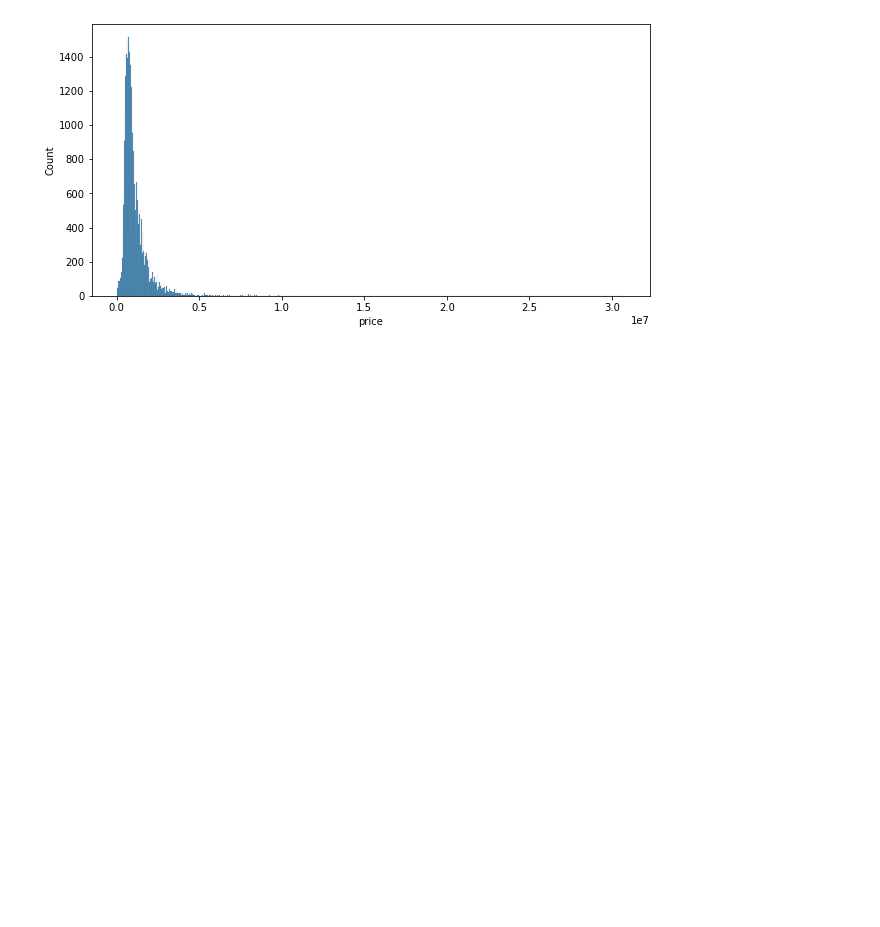
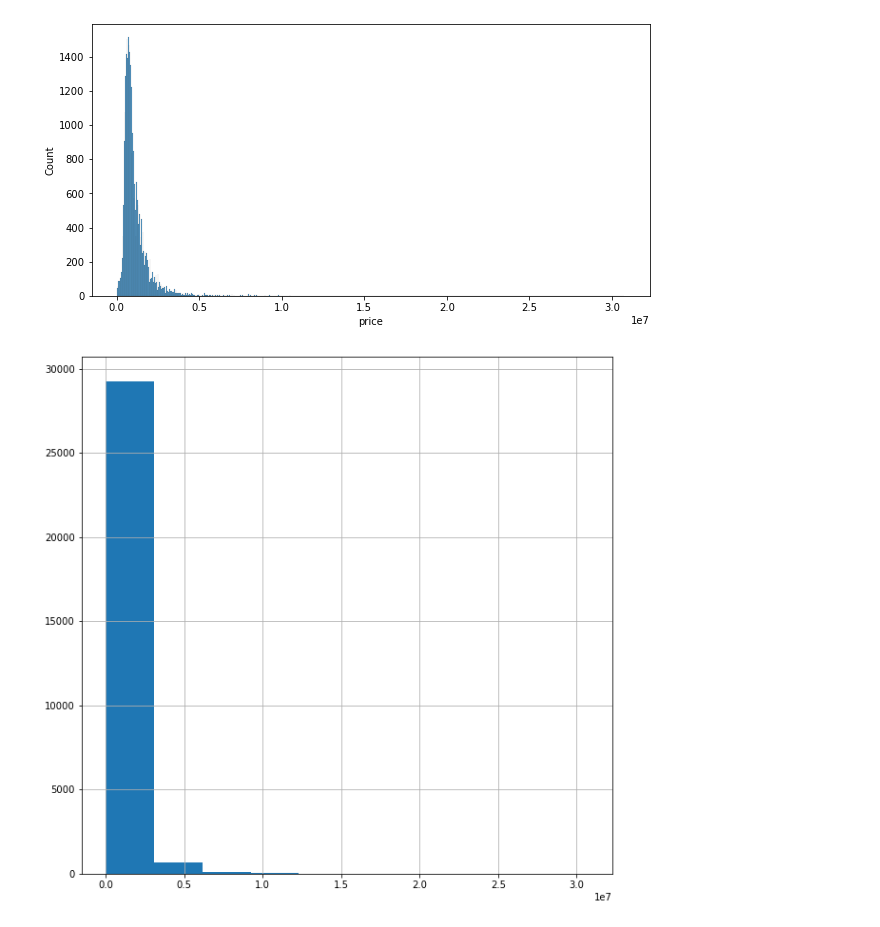
Before and after one commit to ldwilker10/dsc-phase-2-project-v2-5, a Jupyter notebook: Primary_Draft.ipynb, the cells around one changed output. Drawn from its saved outputs; the diff is of its cells as text; code cells hidden in the pictures; blank space fills up the shorter version.

Commit message:
Started visualizations

```diff
--- a/Primary_Draft.ipynb
+++ b/Primary_Draft.ipynb
@@ -340,2 +393,7 @@ plt.show()
 # %% [output]
 [figure]
+# %%
+kc_encoded['price'].hist(figsize = (10,10))
+plt.show();
+# %% [output]
+[figure, added]
```
Also changed, not shown: parts of 28 cells of this notebook, 1 other file.
